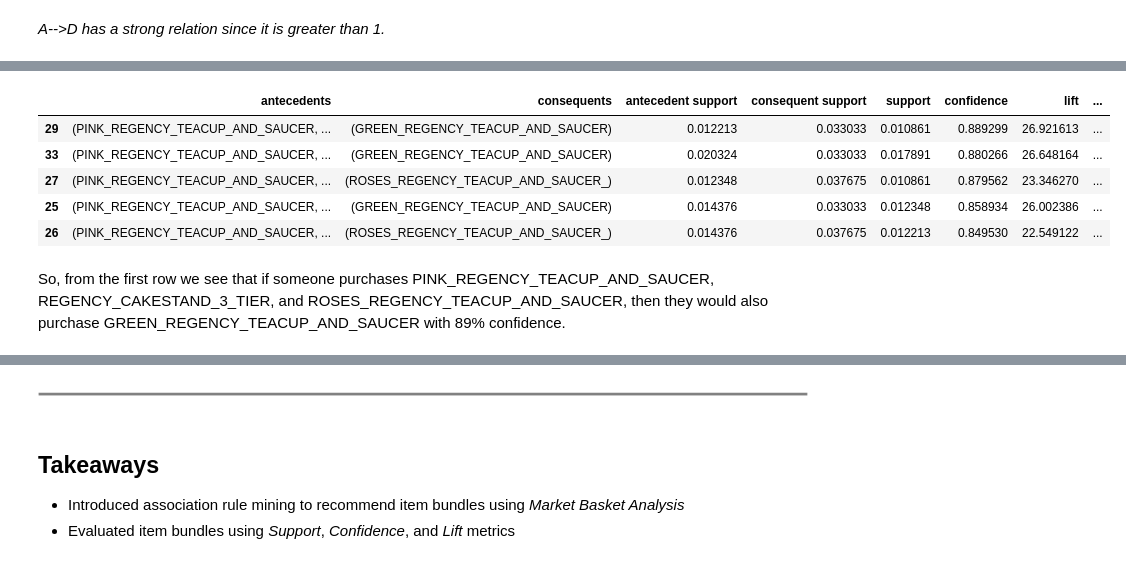
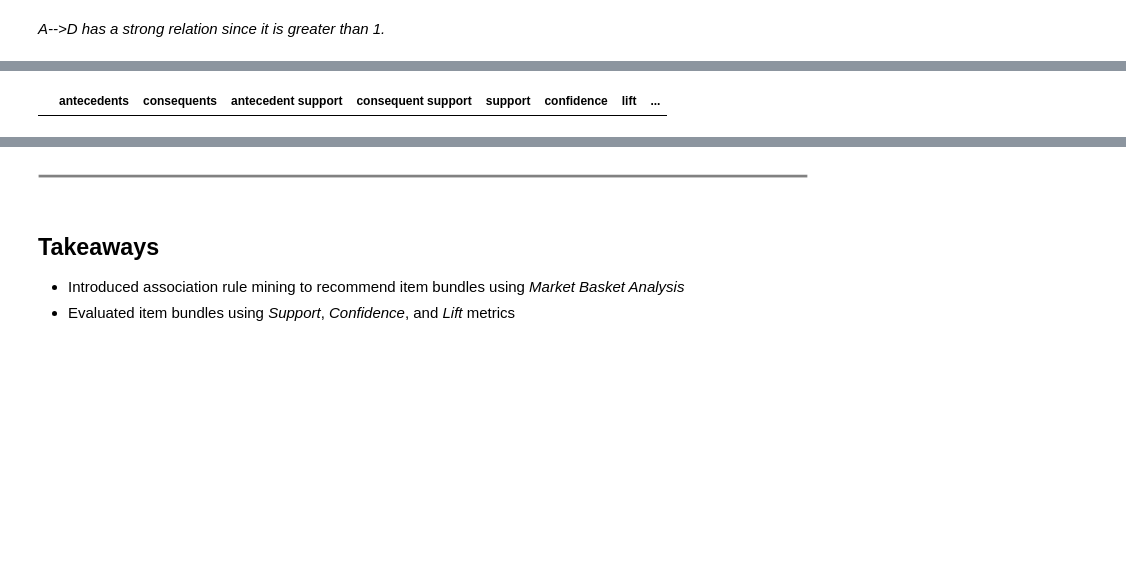
Before and after one commit to gulce0/IE-423, a Jupyter notebook: Task7_Gulce.ipynb, the cells around one changed output, grey strips where cells are left out. Drawn from its saved outputs; the diff is of its cells as text; code cells hidden in the pictures; blank space fills up the shorter version.

```diff
--- a/Task7_Gulce.ipynb
+++ b/Task7_Gulce.ipynb
@@ -104,8 +100,8 @@ Suppose we are interested in the relationship A -> B.  Then:
 # Encode data as transaction matrix
 from mlxtend.preprocessing import TransactionEncoder
 
-mdlRetTe = TransactionEncoder()
-mdlRetTe_array = mdlRetTe.fit(dfRetList).transform(dfRetList)
-dfRtb = pd.DataFrame(mdlRetTe_array, columns=mdlRetTe.columns_)
-dfRtb
+mdlBlcTe = TransactionEncoder()
+mdlBlcTe_array = mdlBlcTe.fit(dfBlcList).transform(dfBlcList)
+dfBlcb = pd.DataFrame(mdlBlcTe_array, columns=mdlBlcTe.columns_)
+dfBlcb
 # %% [output]
@@ -124,0 +123,6 @@ dfRtb
+# %%
+# Ensure the DataFrame contains only boolean values
+dfBlcb = dfBlcb.astype(bool)
+
+# Check the DataFrame
+print(dfBlcb.head())
@@ -172,6 +196,6 @@ Successfully installed mlxtend-0.23.1
 
 from mlxtend.frequent_patterns import fpgrowth
 
-frequent_itemsets = fpgrowth(dfRtb, min_support=0.01, use_colnames=True)
+frequent_itemsets = fpgrowth(dfBlcb, min_support=0.1, use_colnames=True)
 frequent_itemsets
 # %% [output]
@@ -193,17 +217,10 @@ Wall time: 4.31 s
 # %%
 # Evaluate the metrics, and filter the items and itemsets that have at least 70% confidence
 
 from mlxtend.frequent_patterns import association_rules
 
 a_rules = association_rules(frequent_itemsets, metric="confidence", min_threshold=0.7)
-a_rules.sort_values(by=['confidence'],ascending=False,inplace=True)
+a_rules = a_rules.sort_values(by=['confidence'],ascending=False)
 a_rules.head()
 # %% [output]
 |  | antecedents | consequents | antecedent support | consequent support | support | confidence | lift | ... |
-| 29 | (PINK_REGENCY_TEACUP_AND_SAUCER, ... | (GREEN_REGENCY_TEACUP_AND_SAUCER) | 0.012213 | 0.033033 | 0.010861 | 0.889299 | 26.921613 | ... |
-| 33 | (PINK_REGENCY_TEACUP_AND_SAUCER, ... | (GREEN_REGENCY_TEACUP_AND_SAUCER) | 0.020324 | 0.033033 | 0.017891 | 0.880266 | 26.648164 | ... |
-| 27 | (PINK_REGENCY_TEACUP_AND_SAUCER, ... | (ROSES_REGENCY_TEACUP_AND_SAUCER_) | 0.012348 | 0.037675 | 0.010861 | 0.879562 | 23.346270 | ... |
-| 25 | (PINK_REGENCY_TEACUP_AND_SAUCER, ... | (GREEN_REGENCY_TEACUP_AND_SAUCER) | 0.014376 | 0.033033 | 0.012348 | 0.858934 | 26.002386 | ... |
-| 26 | (PINK_REGENCY_TEACUP_AND_SAUCER, ... | (ROSES_REGENCY_TEACUP_AND_SAUCER_) | 0.014376 | 0.037675 | 0.012213 | 0.849530 | 22.549122 | ... |
-# %% [markdown]
-So, from the first row we see that if someone purchases PINK_REGENCY_TEACUP_AND_SAUCER, REGENCY_CAKESTAND_3_TIER, and ROSES_REGENCY_TEACUP_AND_SAUCER, then they would also purchase GREEN_REGENCY_TEACUP_AND_SAUCER with 89% confidence.
```
Also changed, not shown: parts of 25 cells of this notebook.
